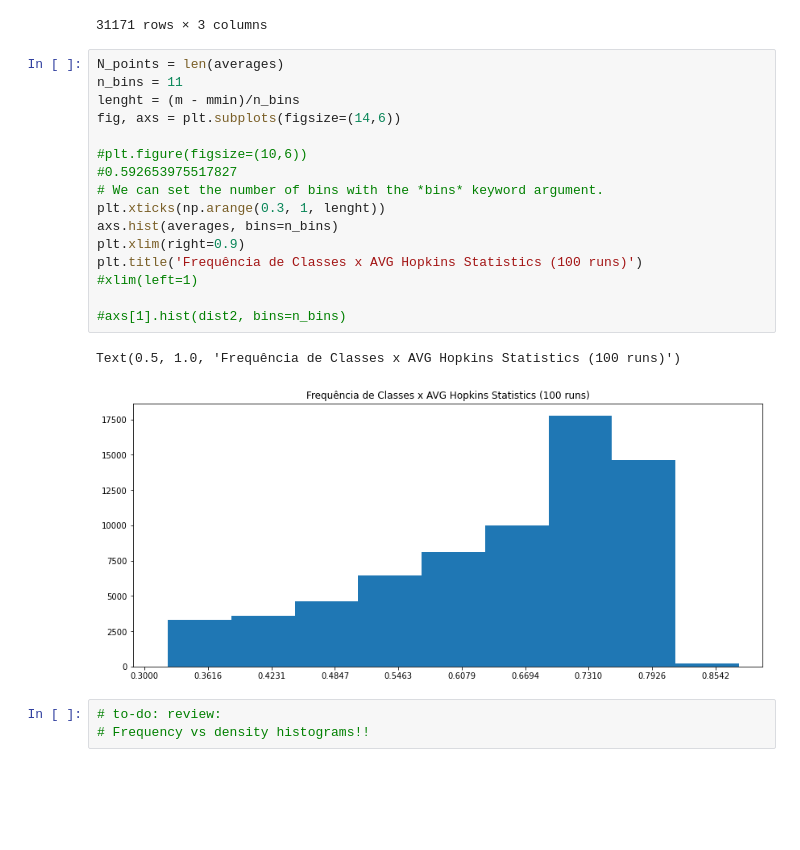
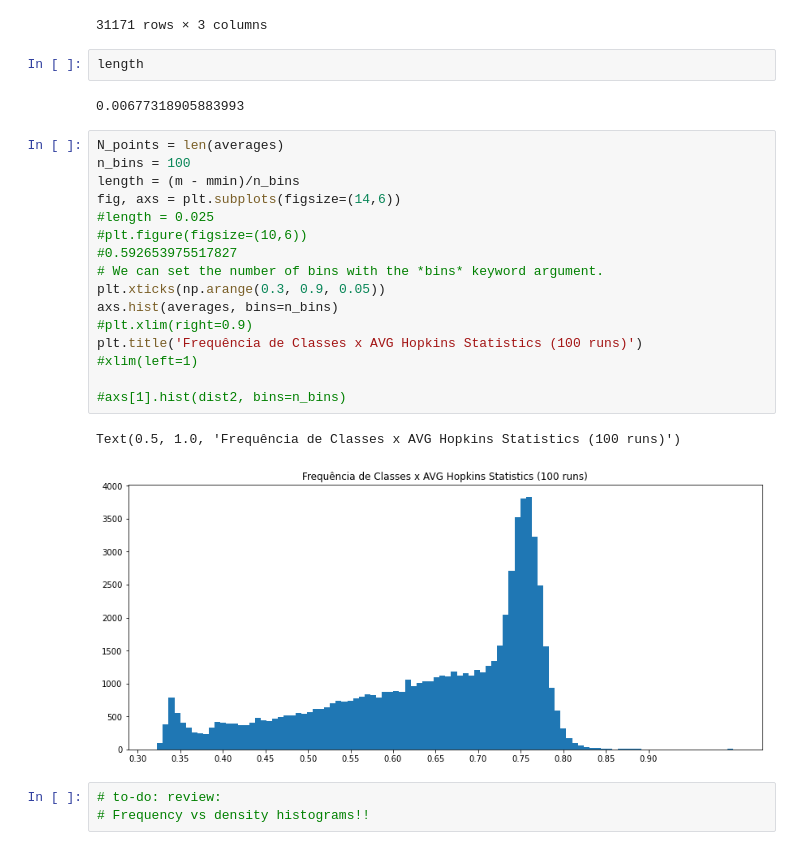
Before and after one commit to FalsoMoralista/ClusteringAnalysis, a Jupyter notebook: hopkins/HopkinsStatistics-PC2022.ipynb, the cells around one changed output. Saved outputs shown, nothing was run; the diff lists cells and outputs as text; blank space fills up the shorter version.

```diff
--- a/hopkins/HopkinsStatistics-PC2022.ipynb
+++ b/hopkins/HopkinsStatistics-PC2022.ipynb
@@ -63,25 +63,29 @@ filteredHopkinsD2
 | 68650 | 9973032 | 0.759765 | 0.021468 |
 | 68652 | 9998215 | 0.758396 | 0.017438 |
 31171 rows × 3 columns
+# %%
+length
+# %% [output]
+0.00677318905883993
 # %%
 N_points = len(averages)
-n_bins = 11
-lenght = (m - mmin)/n_bins
+n_bins = 100
+length = (m - mmin)/n_bins
 fig, axs = plt.subplots(figsize=(14,6))
-
+#length = 0.025
 #plt.figure(figsize=(10,6))
 #0.592653975517827
 # We can set the number of bins with the *bins* keyword argument.
-plt.xticks(np.arange(0.3, 1, lenght))
+plt.xticks(np.arange(0.3, 0.9, 0.05))
 axs.hist(averages, bins=n_bins)
-plt.xlim(right=0.9)
+#plt.xlim(right=0.9)
 plt.title('Frequência de Classes x AVG Hopkins Statistics (100 runs)')
 #xlim(left=1)
 
 #axs[1].hist(dist2, bins=n_bins)
 # %% [output]
 Text(0.5, 1.0, 'Frequência de Classes x AVG Hopkins Statistics (100 runs)')
-[figure, old version]
+[figure, new version]
 # %%
 # to-do: review:
 # Frequency vs density histograms!!
```
Also changed, not shown: parts of 5 cells of this notebook, 5 other files.
